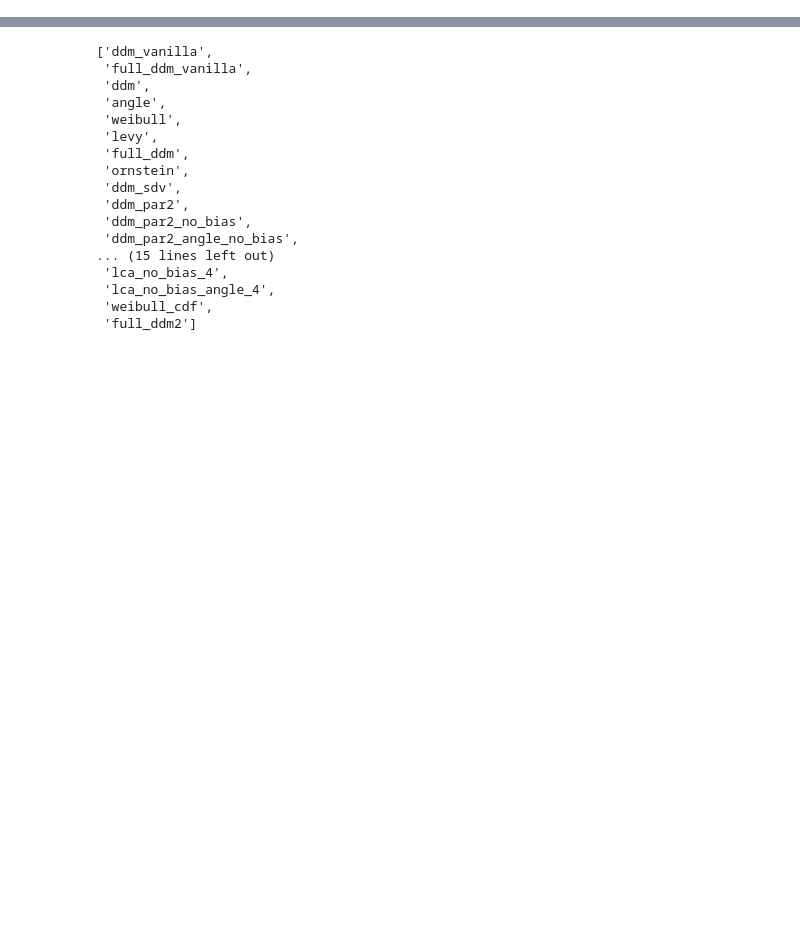
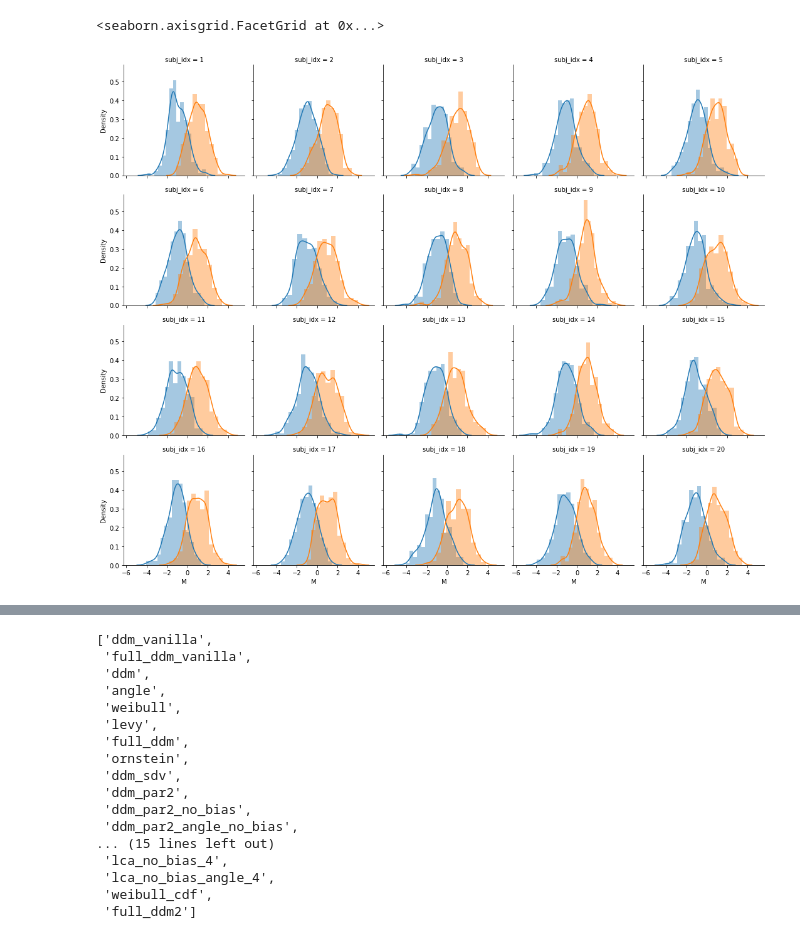
Before and after one commit to anne-urai/ddm_mediation, a Jupyter notebook: HDDMnn_mediation_simulations.ipynb, the cells around one changed output, grey strips where cells are left out. Cells and saved outputs as stored; diff of their text form; code cells hidden in the pictures; blank space fills up the shorter version.

```diff
--- a/HDDMnn_mediation_simulations.ipynb
+++ b/HDDMnn_mediation_simulations.ipynb
@@ -50,2 +51,32 @@ from statsmodels.distributions.empirical_distribution import ECDF
 # HDDM
 import hddm
+# %%
+##  ============================================================= ##
+## generate some artificial choice data with mediation variable
+##  ============================================================= ##
+
+# first, previous choices ('X')
+n_trials = 500
+n_subj = 20
+df = pd.DataFrame(np.random.choice([-1,1], (n_trials*n_subj, 2)),
+                  columns=list('XS'))
+
+# then a normally distributed random variable, that depends on X
+df['M'] = np.random.normal(size=n_trials*n_subj) + df['X']
+
+# make sure we have subj_idx and trial_idx
+subj_idx = []
+for s in np.arange(n_subj) + 1:
+  for n in np.arange(n_trials):
+    subj_idx.append(s)
+
+trial_idx = []
+for s in np.arange(n_subj) + 1:
+  for n in np.arange(n_trials):
+    trial_idx.append(n)
+
+df['subj_idx'] = subj_idx
+df['trial_idx'] = trial_idx
+
+df = df[['subj_idx', 'trial_idx', 'S', 'X', 'M']]
+df.sample(n=20)
@@ -51,0 +101,7 @@ import hddm
+# %%
+# see the separation
+g = sns.FacetGrid(data=df, col='subj_idx', col_wrap=5, hue='X')
+g.map(sns.distplot, 'M')
+# %% [output]
+<seaborn.axisgrid.FacetGrid at 0x...>
+[figure, added]
```
Also changed, not shown: parts of 12 cells of this notebook.
